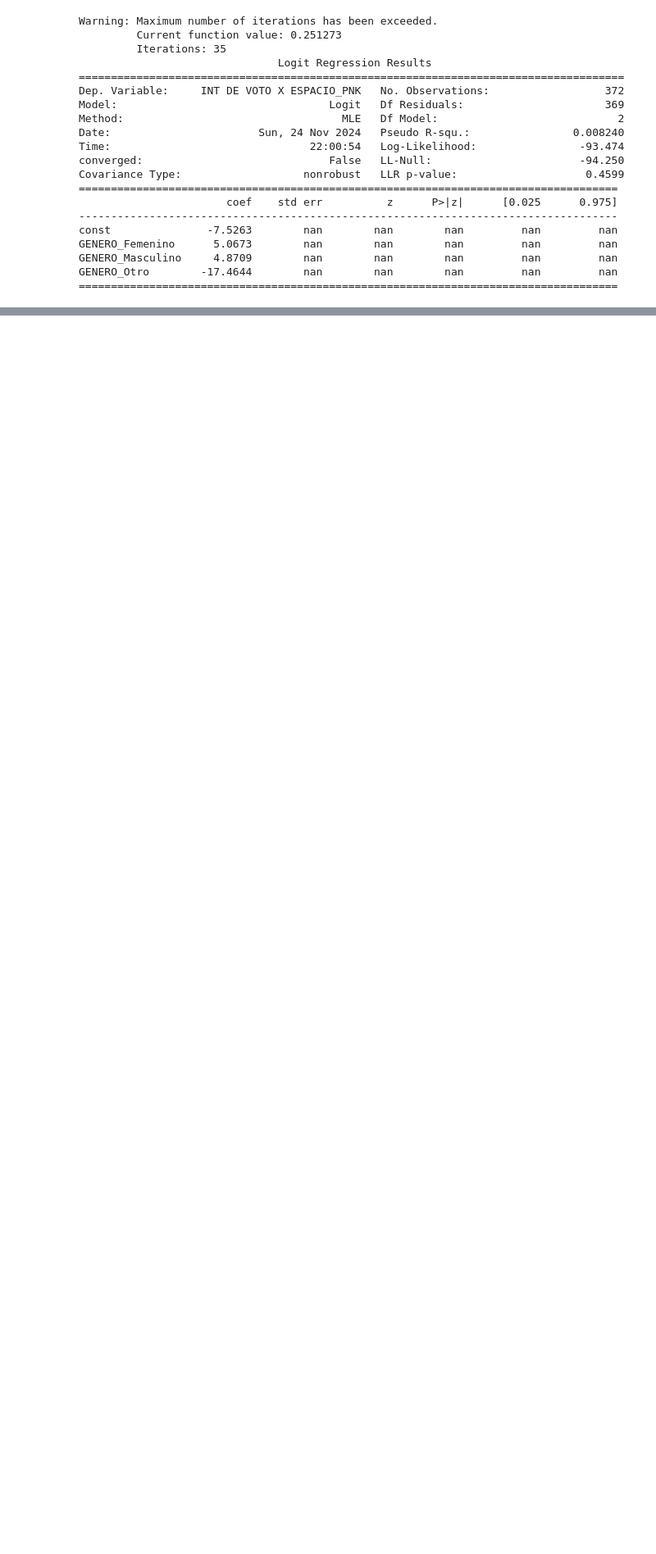
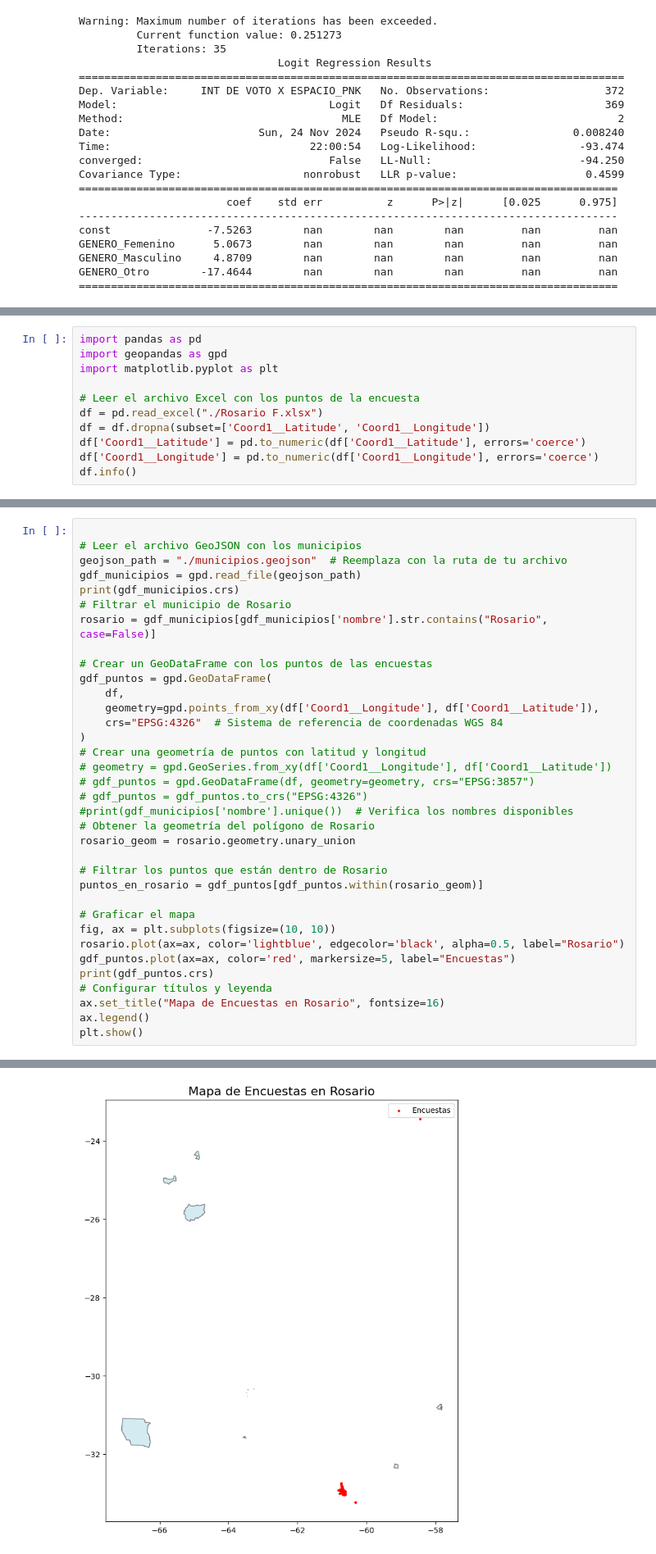
Before and after one commit to imascarenho/Metodo_OP, a Jupyter notebook: TP Final/TP_Final.ipynb, the cells around one changed output, grey strips where cells are left out. Shown at 82% size. Saved outputs shown, nothing was run; the diff lists cells and outputs as text; blank space fills up the shorter version.

Commit message:
Inicio de mapa de Rosario

```diff
--- a/TP Final/TP_Final.ipynb
+++ b/TP Final/TP_Final.ipynb
@@ -1044,0 +1087,11 @@ Passing `palette` without assigning `hue` is deprecated and will be removed in v
+# %%
+import pandas as pd
+import geopandas as gpd
+import matplotlib.pyplot as plt
+
+# Leer el archivo Excel con los puntos de la encuesta
+df = pd.read_excel("./Rosario F.xlsx")
+df = df.dropna(subset=['Coord1__Latitude', 'Coord1__Longitude'])
+df['Coord1__Latitude'] = pd.to_numeric(df['Coord1__Latitude'], errors='coerce')
+df['Coord1__Longitude'] = pd.to_numeric(df['Coord1__Longitude'], errors='coerce')
+df.info()
@@ -1044,0 +1114,36 @@ Passing `palette` without assigning `hue` is deprecated and will be removed in v
+# %%
+
+# Leer el archivo GeoJSON con los municipios
+geojson_path = "./municipios.geojson"  # Reemplaza con la ruta de tu archivo
+gdf_municipios = gpd.read_file(geojson_path)
+print(gdf_municipios.crs)
+# Filtrar el municipio de Rosario
+rosario = gdf_municipios[gdf_municipios['nombre'].str.contains("Rosario", case=False)]
+
+# Crear un GeoDataFrame con los puntos de las encuestas
+gdf_puntos = gpd.GeoDataFrame(
+    df,
+    geometry=gpd.points_from_xy(df['Coord1__Longitude'], df['Coord1__Latitude']),
+    crs="EPSG:4326"  # Sistema de referencia de coordenadas WGS 84
+)
+# Crear una geometría de puntos con latitud y longitud
+# geometry = gpd.GeoSeries.from_xy(df['Coord1__Longitude'], df['Coord1__Latitude'])
+# gdf_puntos = gpd.GeoDataFrame(df, geometry=geometry, crs="EPSG:3857")
+# gdf_puntos = gdf_puntos.to_crs("EPSG:4326")
+#print(gdf_municipios['nombre'].unique())  # Verifica los nombres disponibles
+# Obtener la geometría del polígono de Rosario
+rosario_geom = rosario.geometry.unary_union
+
+# Filtrar los puntos que están dentro de Rosario
+puntos_en_rosario = gdf_puntos[gdf_puntos.within(rosario_geom)]
+
+# Graficar el mapa
+fig, ax = plt.subplots(figsize=(10, 10))
+rosario.plot(ax=ax, color='lightblue', edgecolor='black', alpha=0.5, label="Rosario")
+gdf_puntos.plot(ax=ax, color='red', markersize=5, label="Encuestas")
+print(gdf_puntos.crs)
+# Configurar títulos y leyenda
+ax.set_title("Mapa de Encuestas en Rosario", fontsize=16)
+ax.legend()
+plt.show()
+# %% [output]
@@ -1044,0 +1154 @@ Passing `palette` without assigning `hue` is deprecated and will be removed in v
+[figure, added]
```
Also changed, not shown: parts of 17 cells of this notebook, 1 other file.
